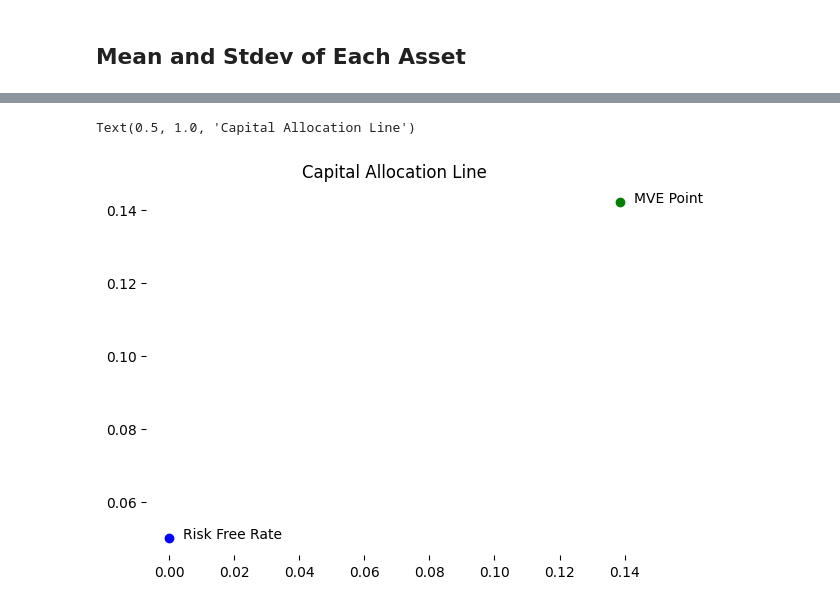
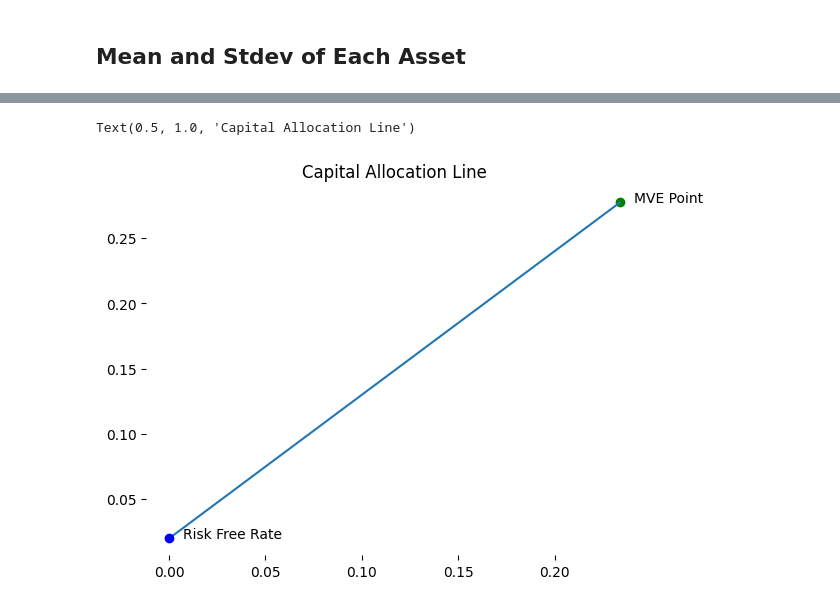
Before and after one commit to xizoo/Portfolio-Visualizer, a Jupyter notebook: resources/multi_asset_portfolio.ipynb, the cells around one changed output, grey strips where cells are left out. Cells and saved outputs as stored; diff of their text form; code cells hidden in the pictures.

```diff
--- a/resources/multi_asset_portfolio.ipynb
+++ b/resources/multi_asset_portfolio.ipynb
@@ -43,12 +74,16 @@ asset_correlation_matrix= pd.DataFrame(asset_correlation_matrix_dict)
 # %%
 # Finding Weightage of Portfolio on Global Minimum Variance
 
-# Step 1: Extract standard deviations
-std_devs = np.array([asset_risk_return_dict["Deviation"][asset] for asset in assetlist])
+# Step 1: Get Deviations with correct order
+# Define order
+asset_order = asset_risk_return_df.index
+# Reindex correlation matrix rows and columns
+asset_correlation_matrix_df = asset_correlation_matrix_df.loc[asset_order, asset_order]
+# Get deviations
+deviations = asset_risk_return_df["Deviation"].values
 
-# Step 2: Create covariance matrix
-correlation_matrix = asset_correlation_matrix.loc[assetlist, assetlist].values  # ensure correct order
-cov_matrix = np.outer(std_devs, std_devs) * correlation_matrix
+# Step 2: Get Covariance, Element Wise
+cov_matrix = np.outer(deviations, deviations) * asset_correlation_matrix_df.values
 
 # Step 3: Define Minimum Variance Function
 def global_min_var_portfolio(weights):
@@ -65,12 +100,12 @@ constraints = {'type': 'eq', # Equality Constraint
                }
 
 # Step 5: Solve for Efficient Portfolio
-result = sciop.minimize(global_min_var_portfolio, init_guess, method='SLSQP',
+gmv_result = sciop.minimize(global_min_var_portfolio, init_guess, method='SLSQP',
                 bounds=bounds, constraints=constraints)
 
 # Step 6: Output Weightages
-min_variance_weights = result.x
-MVP_portfolio = dict(zip(assetlist, min_variance_weights))
+min_variance_weights = gmv_result.x
+MVP_portfolio = dict(zip(asset_order, min_variance_weights))
 print(f'''
       MVP Portfolio Generated:
       {MVP_portfolio}
@@ -84,7 +119,7 @@ print(f'''
 # Finding Weightage for Mean Variance Efficient Portfolio
 
 # Step 1: Extract Mean
-assets_mean = np.array([asset_risk_return_dict["Return"][asset] for asset in assetlist])
+assets_mean = np.array([asset_risk_return_df["Return"][asset] for asset in assetlist])
 
 # Step 2: Define Sharpe Formula
 def negative_global_sharpe_portfolio(weights):
@@ -103,11 +138,11 @@ constraints = {'type': 'eq', # Equality Constraint
                }
 
 # Step 4: Solve for Efficient Frontier's Portfolio
-result = sciop.minimize(negative_global_sharpe_portfolio, init_guess, method='SLSQP',
+mve_result = sciop.minimize(negative_global_sharpe_portfolio, init_guess, method='SLSQP',
                 bounds=bounds, constraints=constraints)
 
 # Step 5: Output Weightages
-max_sharpe_weights = result.x
+max_sharpe_weights = mve_result.x
 MVE_portfolio = dict(zip(assetlist, max_sharpe_weights))
 print(f'''
       MVE Portfolio Generated:
@@ -146,8 +181,8 @@ mvp_mve_cor = mvp_mve_cov / (mvp_stdev * mve_stdev)
 ### Generating Combination of Assets
 # %%
 # Create a combination of weightages
-w_mve = np.round(np.arange(-2, 10, 0.1), 3)
-w_mvp = np.round(1 - w_mve, 3)
+w_mve = np.arange(0, 1.5, 0.02)
+w_mvp = 1 - w_mve
 
 # Create a range of return based on weightage
 portfolio_return_list=[]
@@ -177,7 +212,7 @@ for idx, mean in enumerate(portfolio_return_list):
     portfolio_sharpe_list.append(sharpe)
 
 # Merge all data into df
-capital_allocation_matrix=pd.DataFrame({
+efficient_frontier_matrix=pd.DataFrame({
     "w(MVE)":w_mve,
     "w(MVP)":w_mvp,
     "Mean Return":portfolio_return_list,
@@ -238,33 +329,32 @@ fig,ax= plt.subplots()
 #Plotting MVE Point
 ax.plot(mve_stdev,mve_mean,"go")
 plt.annotate(text=f"MVE Point",
              xy=(mve_stdev,mve_mean),
              textcoords="offset points",
              xytext=(10,0),
              ha="left")
 
 #Plotting CAL Line
-# ax.plot(capital_allocation_stdev_list,capital_allocation_return_list,label="Capital Allocation Line")
+ax.plot(capital_allocation_stdev_list,capital_allocation_return_list,label="Capital Allocation Line")
 
 # Annotating the Risk Free Rate
 ax.plot(0,asset_risk_free,"bo")
 plt.annotate(text=f"Risk Free Rate",
              xy=(0,asset_risk_free),
              textcoords="offset points",
              xytext=(10,0),
              ha="left")
-
 
 
 # Plotting Capital Allocation line
 
 
 # Formatting the Graph
 ax.spines['top'].set_visible(False)
 ax.spines['bottom'].set_visible(False)
 ax.spines['left'].set_visible(False)
 ax.spines['right'].set_visible(False)
 plt.title(label="Capital Allocation Line")
 # %% [output]
 Text(0.5, 1.0, 'Capital Allocation Line')
-[figure, old version]
+[figure, new version]
```
Also changed, not shown: parts of 10 cells of this notebook.
